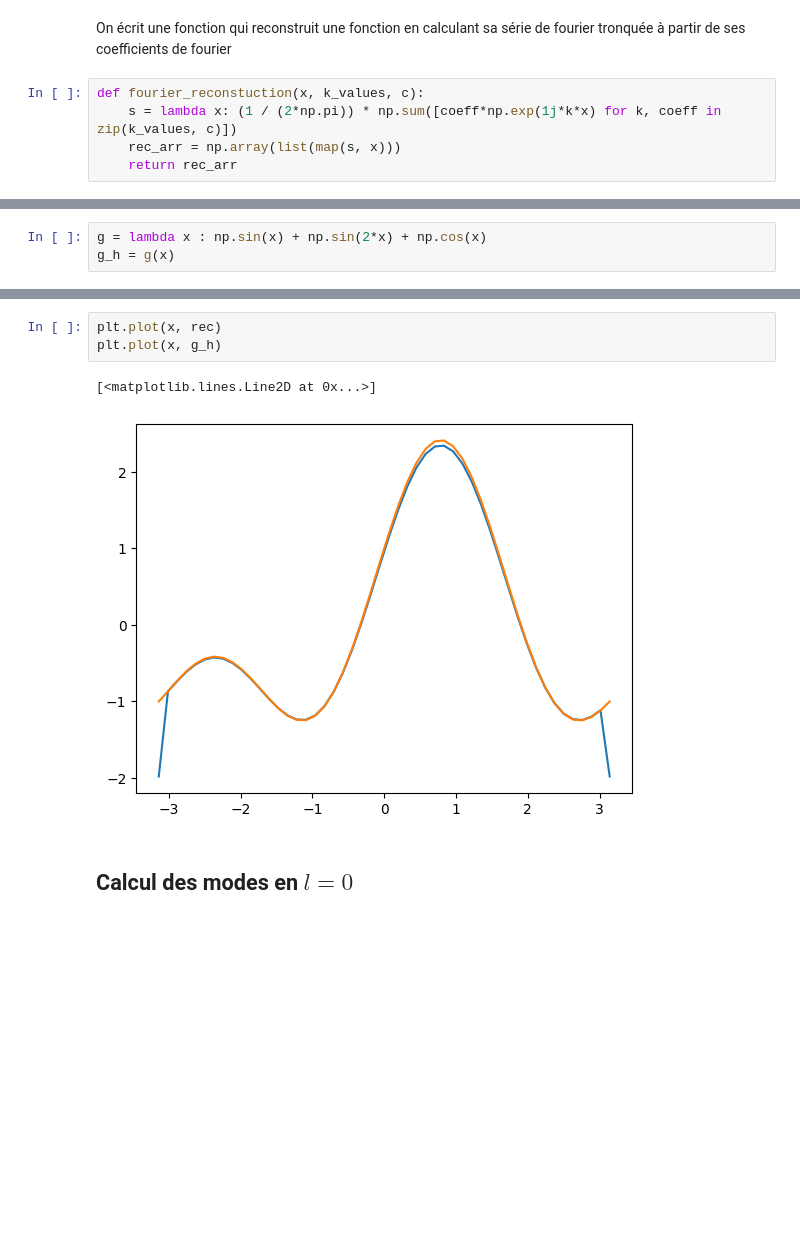
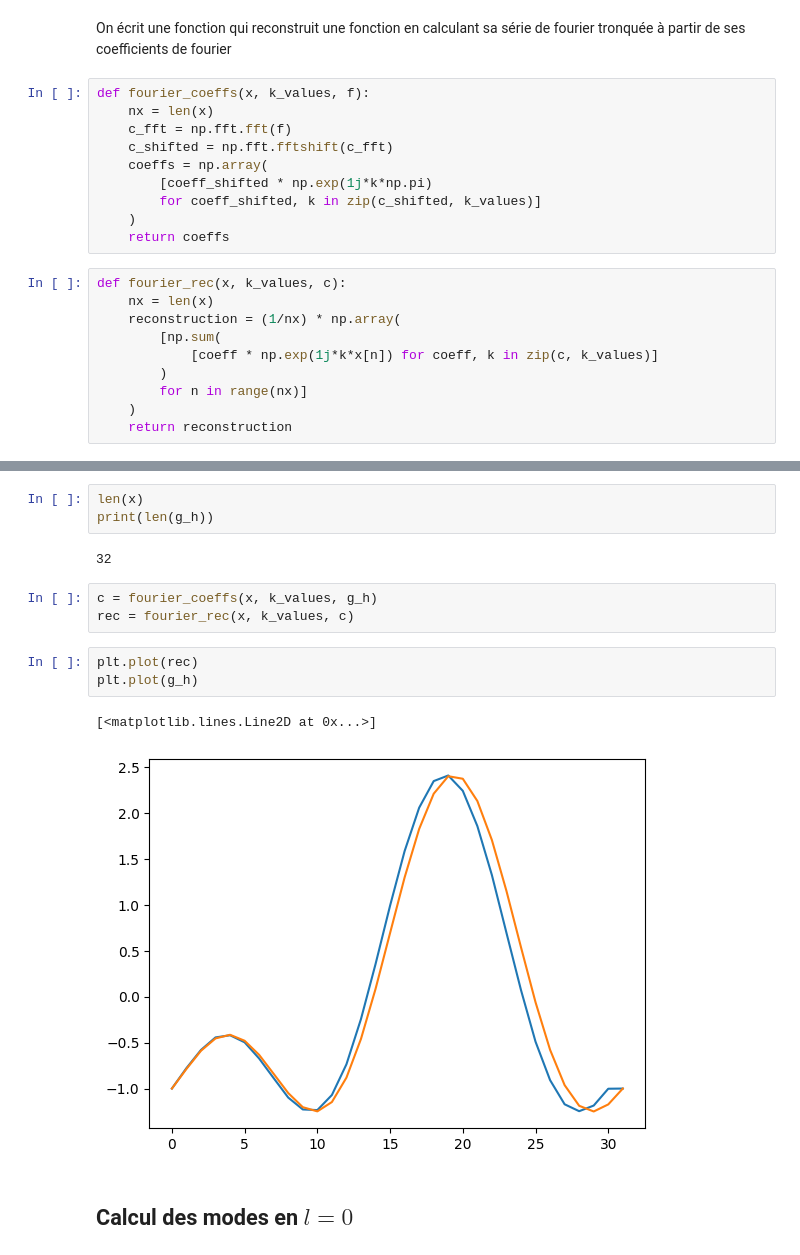
Before and after one commit to chassardmartin/vlasov_bsl, a Jupyter notebook: v1.ipynb, the cells around one changed output, grey strips where cells are left out. Drawn from its saved outputs; the diff is of its cells as text; blank space fills up the shorter version.

```diff
--- a/v1.ipynb
+++ b/v1.ipynb
@@ -135,8 +141,23 @@ def fourier_coeffs_1D(x, f, F_tilde):
     return c
 # %% [markdown]
 On écrit une fonction qui reconstruit une fonction en calculant sa série de fourier tronquée à partir de ses coefficients de fourier
+# %%
+def fourier_coeffs(x, k_values, f):
+    nx = len(x)
+    c_fft = np.fft.fft(f)
+    c_shifted = np.fft.fftshift(c_fft)
+    coeffs = np.array(
+        [coeff_shifted * np.exp(1j*k*np.pi)
+        for coeff_shifted, k in zip(c_shifted, k_values)]
+    )
+    return coeffs
 # %%
-def fourier_reconstuction(x, k_values, c):
-    s = lambda x: (1 / (2*np.pi)) * np.sum([coeff*np.exp(1j*k*x) for k, coeff in zip(k_values, c)])
-    rec_arr = np.array(list(map(s, x)))
-    return rec_arr
+def fourier_rec(x, k_values, c):
+    nx = len(x)
+    reconstruction = (1/nx) * np.array(
+        [np.sum(
+            [coeff * np.exp(1j*k*x[n]) for coeff, k in zip(c, k_values)]
+        )
+        for n in range(nx)]
+    )
+    return reconstruction
@@ -145,3 +163,0 @@ def fourier_reconstuction(x, k_values, c):
-# %%
-g = lambda x : np.sin(x) + np.sin(2*x) + np.cos(x)
-g_h = g(x)
@@ -163,9 +171,17 @@ rec = fourier_reconstuction(x, range(nx), c)
+# %%
+len(x)
+print(len(g_h))
+# %% [output]
+32
+# %%
+c = fourier_coeffs(x, k_values, g_h)
+rec = fourier_rec(x, k_values, c)
 # %%
-plt.plot(x, rec)
-plt.plot(x, g_h)
+plt.plot(rec)
+plt.plot(g_h)
 # %% [output]
 [<matplotlib.lines.Line2D at 0x...>]
-[figure, old version]
+[figure, new version]
 # %% [markdown]
 ## Calcul des modes en $l=0$
 # %% [markdown]
```
Also changed, not shown: parts of 69 cells of this notebook.
